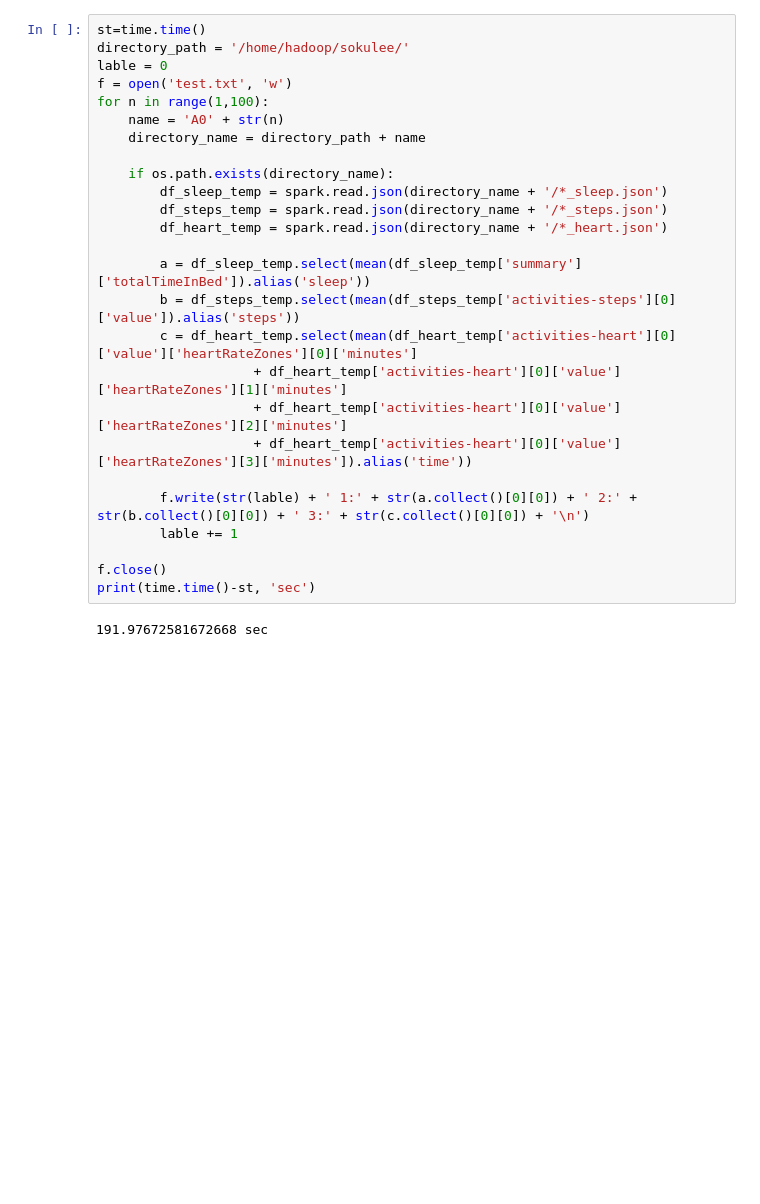
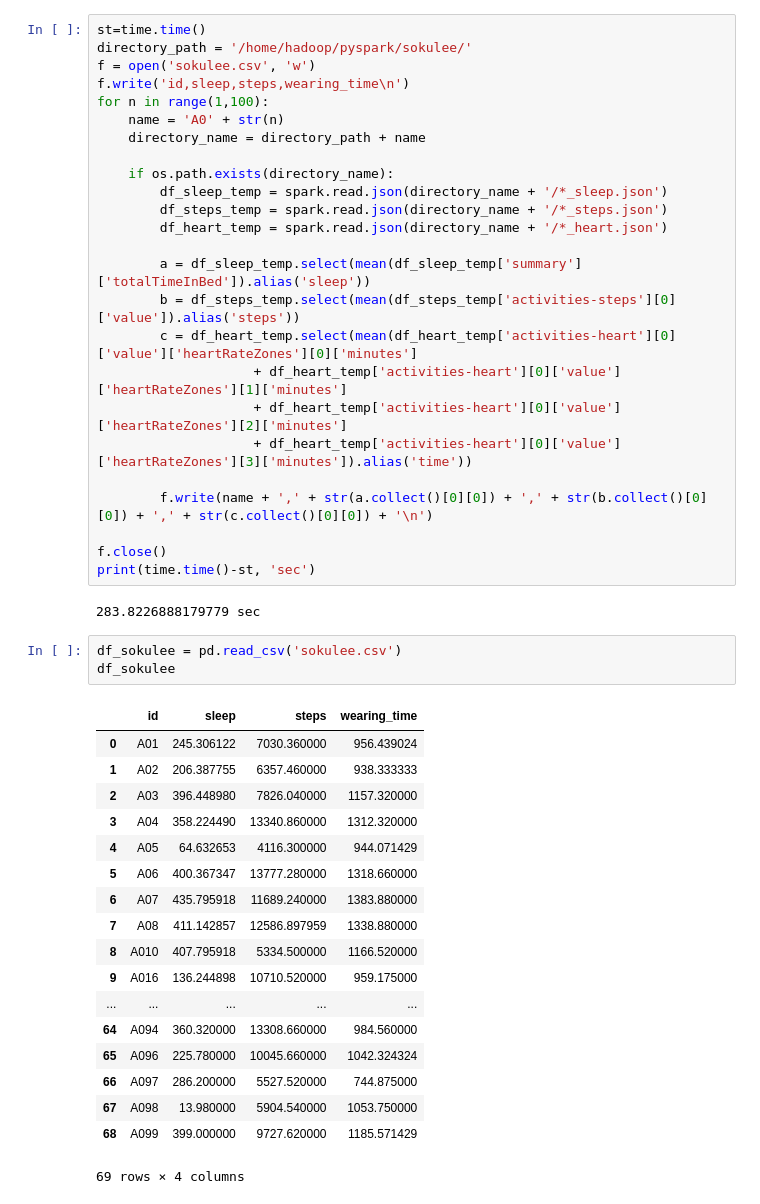
Before and after one commit to jhlee1108/2017-cnu-data-science-class, a Jupyter notebook: practice/spark/kmeans.ipynb, the cells around one changed output. Saved outputs shown, nothing was run; the diff lists cells and outputs as text; blank space fills up the shorter version.

```diff
--- a/practice/spark/kmeans.ipynb
+++ b/practice/spark/kmeans.ipynb
@@ -10,8 +11,8 @@ x.rdd.first()[0] ## or x.collect()[0][0]
 # %%
 st=time.time()
-directory_path = '/home/hadoop/sokulee/'
-lable = 0
-f = open('test.txt', 'w')
+directory_path = '/home/hadoop/pyspark/sokulee/'
+f = open('sokulee.csv', 'w')
+f.write('id,sleep,steps,wearing_time\n')
 for n in range(1,100):
     name = 'A0' + str(n)
     directory_name = directory_path + name
@@ -28,10 +29,31 @@ for n in range(1,100):
                     + df_heart_temp['activities-heart'][0]['value']['heartRateZones'][2]['minutes']
                     + df_heart_temp['activities-heart'][0]['value']['heartRateZones'][3]['minutes']).alias('time'))
 
-        f.write(str(lable) + ' 1:' + str(a.collect()[0][0]) + ' 2:' + str(b.collect()[0][0]) + ' 3:' + str(c.collect()[0][0]) + '\n')
-        lable += 1
+        f.write(name + ',' + str(a.collect()[0][0]) + ',' + str(b.collect()[0][0]) + ',' + str(c.collect()[0][0]) + '\n')
 
 f.close()
 print(time.time()-st, 'sec')
 # %% [output]
-191.97672581672668 sec
+283.8226888179779 sec
+# %%
+df_sokulee = pd.read_csv('sokulee.csv')
+df_sokulee
+# %% [output]
+|  | id | sleep | steps | wearing_time |
+| 0 | A01 | 245.306122 | 7030.360000 | 956.439024 |
+| 1 | A02 | 206.387755 | 6357.460000 | 938.333333 |
+| 2 | A03 | 396.448980 | 7826.040000 | 1157.320000 |
+| 3 | A04 | 358.224490 | 13340.860000 | 1312.320000 |
+| 4 | A05 | 64.632653 | 4116.300000 | 944.071429 |
+| 5 | A06 | 400.367347 | 13777.280000 | 1318.660000 |
+| 6 | A07 | 435.795918 | 11689.240000 | 1383.880000 |
+| 7 | A08 | 411.142857 | 12586.897959 | 1338.880000 |
+| 8 | A010 | 407.795918 | 5334.500000 | 1166.520000 |
+| 9 | A016 | 136.244898 | 10710.520000 | 959.175000 |
+| ... | ... | ... | ... | ... |
+| 64 | A094 | 360.320000 | 13308.660000 | 984.560000 |
+| 65 | A096 | 225.780000 | 10045.660000 | 1042.324324 |
+| 66 | A097 | 286.200000 | 5527.520000 | 744.875000 |
+| 67 | A098 | 13.980000 | 5904.540000 | 1053.750000 |
+| 68 | A099 | 399.000000 | 9727.620000 | 1185.571429 |
+69 rows × 4 columns
```
Also changed, not shown: parts of 14 cells of this notebook.
